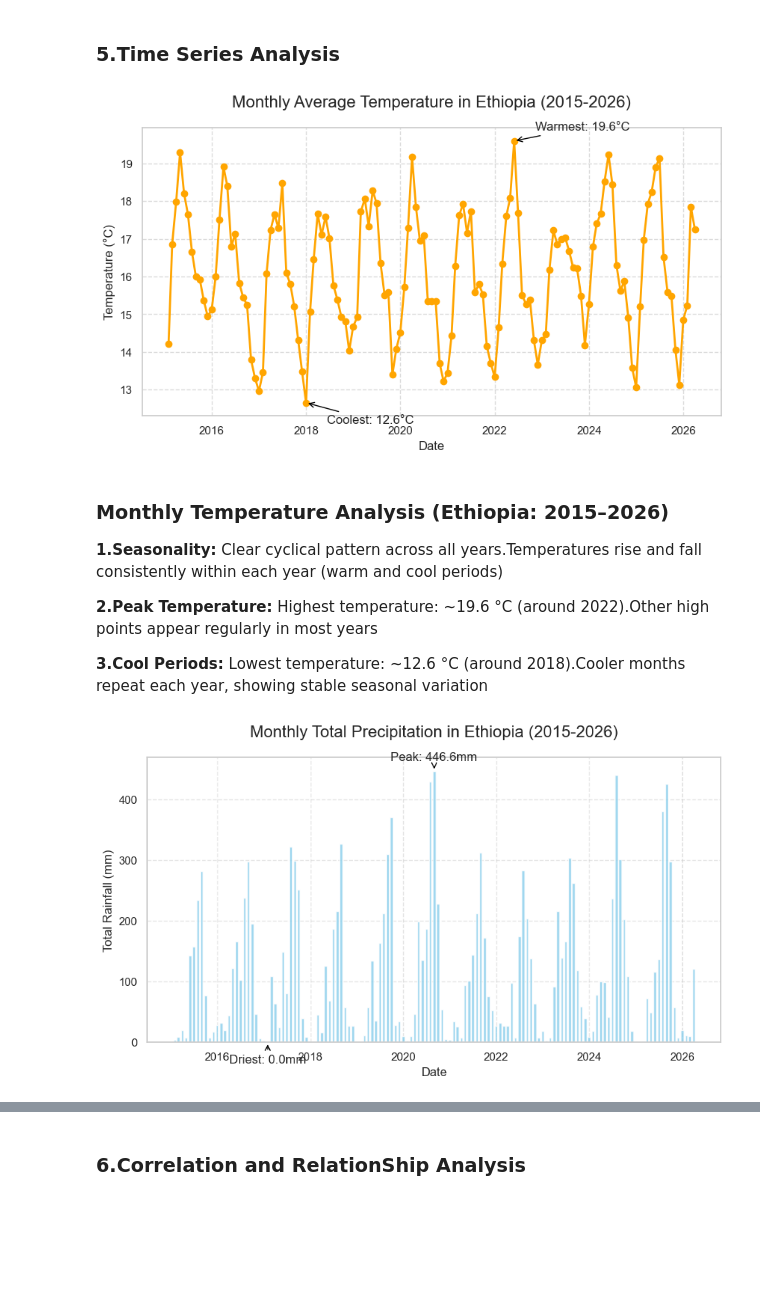
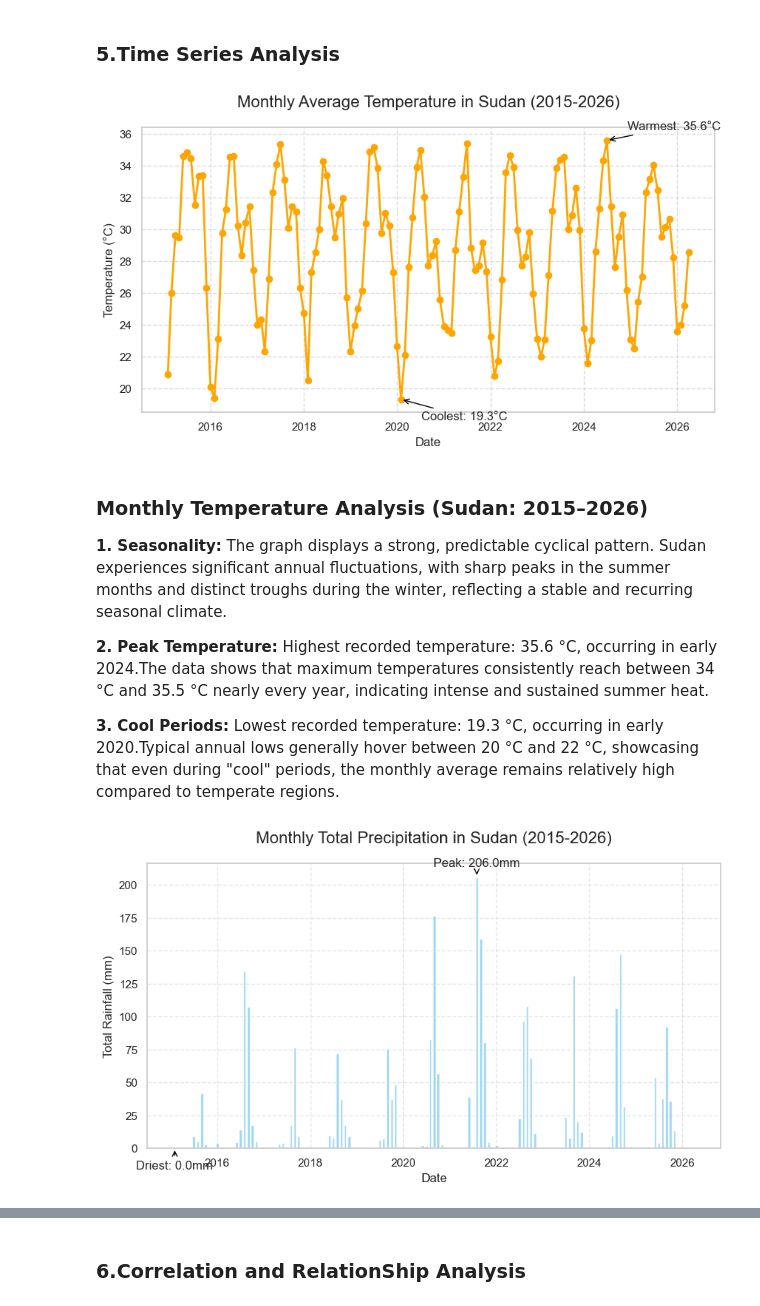
Before and after one commit to SimretAbebe/climate-challenge-week0, a Jupyter notebook: notebooks/sudan_eda.ipynb, the cells around one changed output, grey strips where cells are left out. Cells and saved outputs as stored; diff of their text form; code cells hidden in the pictures; blank space fills up the shorter version.

Commit message:
docs: update time-series analysis and localized plot titles for Sudan

```diff
--- a/notebooks/sudan_eda.ipynb
+++ b/notebooks/sudan_eda.ipynb
@@ -256,40 +256,40 @@ monthly_df.head()
 # %%
 df_cleaned = df.ffill()
 
 monthly_df = df_cleaned.resample('ME', on='Date').mean(numeric_only=True)
 
 plt.figure(figsize=(10, 5))
 plt.plot(monthly_df.index, monthly_df['T2M'], marker='o', color='orange', linestyle='-', linewidth=2)
 
 warmest_month = monthly_df.loc[monthly_df['T2M'].idxmax()]
 coolest_month = monthly_df.loc[monthly_df['T2M'].idxmin()]
 
 plt.annotate(f"Warmest: {warmest_month['T2M']:.1f}°C",
              xy=(warmest_month.name, warmest_month['T2M']),
              xytext=(20, 10), textcoords='offset points',
              arrowprops=dict(arrowstyle='->', color='black'))
 
 plt.annotate(f"Coolest: {coolest_month['T2M']:.1f}°C",
              xy=(coolest_month.name, coolest_month['T2M']),
              xytext=(20, -20), textcoords='offset points',
              arrowprops=dict(arrowstyle='->', color='black'))
 
-plt.title('Monthly Average Temperature in Ethiopia (2015-2026)', fontsize=16, pad=20)
+plt.title('Monthly Average Temperature in Sudan (2015-2026)', fontsize=16, pad=20)
 plt.xlabel('Date')
 plt.ylabel('Temperature (°C)')
 plt.grid(True, linestyle='--', alpha=0.7)
 
 plt.show()
 # %% [output]
-[figure, old version]
+[figure, new version]
 # %% [markdown]
-### Monthly Temperature Analysis (Ethiopia: 2015–2026)
+### Monthly Temperature Analysis (Sudan: 2015–2026)
 
-**1.Seasonality:** Clear cyclical pattern across all years.Temperatures rise and fall consistently within each year (warm and cool periods)
+**1. Seasonality:** The graph displays a strong, predictable cyclical pattern. Sudan experiences significant annual fluctuations, with sharp peaks in the summer months and distinct troughs during the winter, reflecting a stable and recurring seasonal climate.
 
-**2.Peak Temperature:** Highest temperature: ~19.6 °C (around 2022).Other high points appear regularly in most years
+**2. Peak Temperature:** Highest recorded temperature: 35.6 °C, occurring in early 2024.The data shows that maximum temperatures consistently reach between 34 °C and 35.5 °C nearly every year, indicating intense and sustained summer heat.
 
-**3.Cool Periods:** Lowest temperature: ~12.6 °C (around 2018).Cooler months repeat each year, showing stable seasonal variation
+**3. Cool Periods:** Lowest recorded temperature: 19.3 °C, occurring in early 2020.Typical annual lows generally hover between 20 °C and 22 °C, showcasing that even during "cool" periods, the monthly average remains relatively high compared to temperate regions.
 # %%
 # 1. Standardize the data (using mean for temp, but total SUM for rainfall)
 df_cleaned = df.ffill()
@@ -318,12 +318,12 @@ plt.annotate(f"Driest: {driest_month['PRECTOTCORR']:.1f}mm",
              xytext=(0, -20), textcoords='offset points', ha='center',
              arrowprops=dict(arrowstyle='->', color='black'))
 
-plt.title('Monthly Total Precipitation in Ethiopia (2015-2026)', fontsize=16, pad=20)
+plt.title('Monthly Total Precipitation in Sudan (2015-2026)', fontsize=16, pad=20)
 plt.xlabel('Date')
 plt.ylabel('Total Rainfall (mm)')
 plt.grid(True, linestyle='--', alpha=0.5)
 
 plt.show()
 # %% [output]
-[figure, old version]
+[figure, new version]
 # %% [markdown]
```
Also changed, not shown: parts of 2 cells of this notebook.
